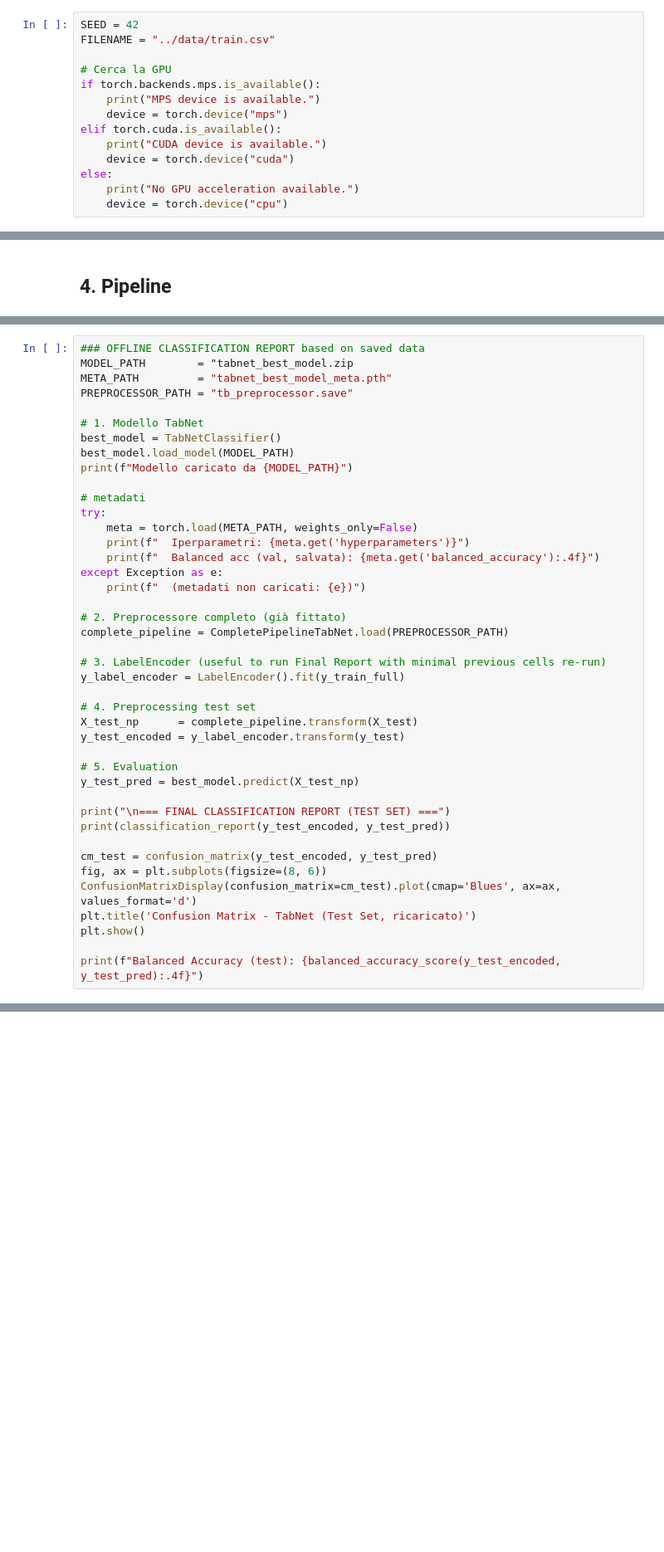
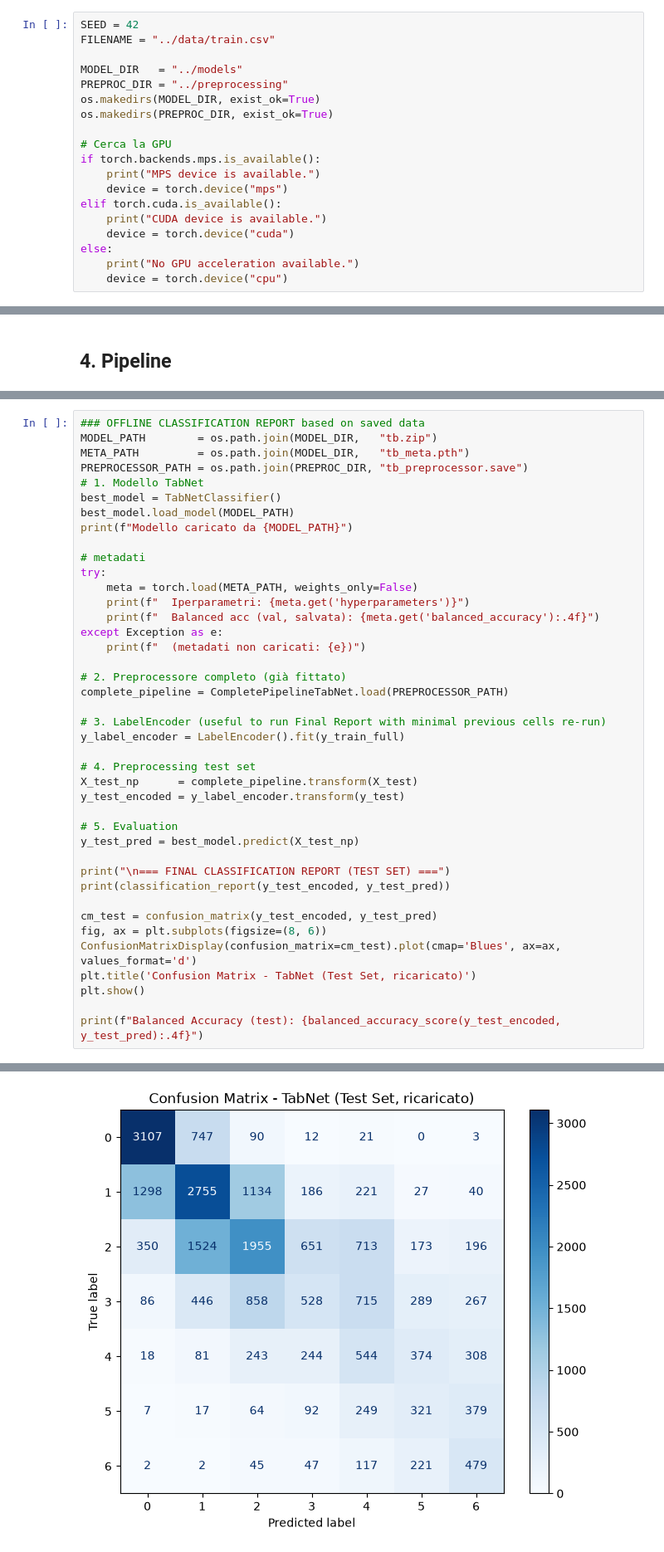
Before and after one commit to gabb-OS/loan-risk-rating-prediction, a Jupyter notebook: src/pipeline_tabnet.ipynb, the cells around one changed output, grey strips where cells are left out. Shown at 83% size. Cells and saved outputs as stored; diff of their text form; blank space fills up the shorter version.

Commit message:
fixed tabnet and tabnet NEW pipelines with corrected paths and graphs

```diff
--- a/src/pipeline_tabnet.ipynb
+++ b/src/pipeline_tabnet.ipynb
@@ -46,6 +46,11 @@ set_config(transform_output="pandas")
 # %%
 SEED = 42
 FILENAME = "../data/train.csv"
+
+MODEL_DIR   = "../models"
+PREPROC_DIR = "../preprocessing"
+os.makedirs(MODEL_DIR, exist_ok=True)
+os.makedirs(PREPROC_DIR, exist_ok=True)
 
 # Cerca la GPU
 if torch.backends.mps.is_available():
@@ -625,10 +636,9 @@ Early stopping occurred at epoch 26 with best_epoch = 16 and best_val_1_balanced
 ... (88 outputs left out)
 # %%
 ### OFFLINE CLASSIFICATION REPORT based on saved data
-MODEL_PATH        = "tabnet_best_model.zip
-META_PATH         = "tabnet_best_model_meta.pth"
-PREPROCESSOR_PATH = "tb_preprocessor.save"
-
+MODEL_PATH        = os.path.join(MODEL_DIR,   "tb.zip")
+META_PATH         = os.path.join(MODEL_DIR,   "tb_meta.pth")
+PREPROCESSOR_PATH = os.path.join(PREPROC_DIR, "tb_preprocessor.save")
 # 1. Modello TabNet
 best_model = TabNetClassifier()
 best_model.load_model(MODEL_PATH)
@@ -665,3 +675,4 @@ plt.title('Confusion Matrix - TabNet (Test Set, ricaricato)')
 plt.show()
 
 print(f"Balanced Accuracy (test): {balanced_accuracy_score(y_test_encoded, y_test_pred):.4f}")
+# %% [output]
@@ -667,0 +698 @@ print(f"Balanced Accuracy (test): {balanced_accuracy_score(y_test_encoded, y_tes
+[figure, added]
```
Also changed, not shown: parts of 5 cells of this notebook, 1 other file.
